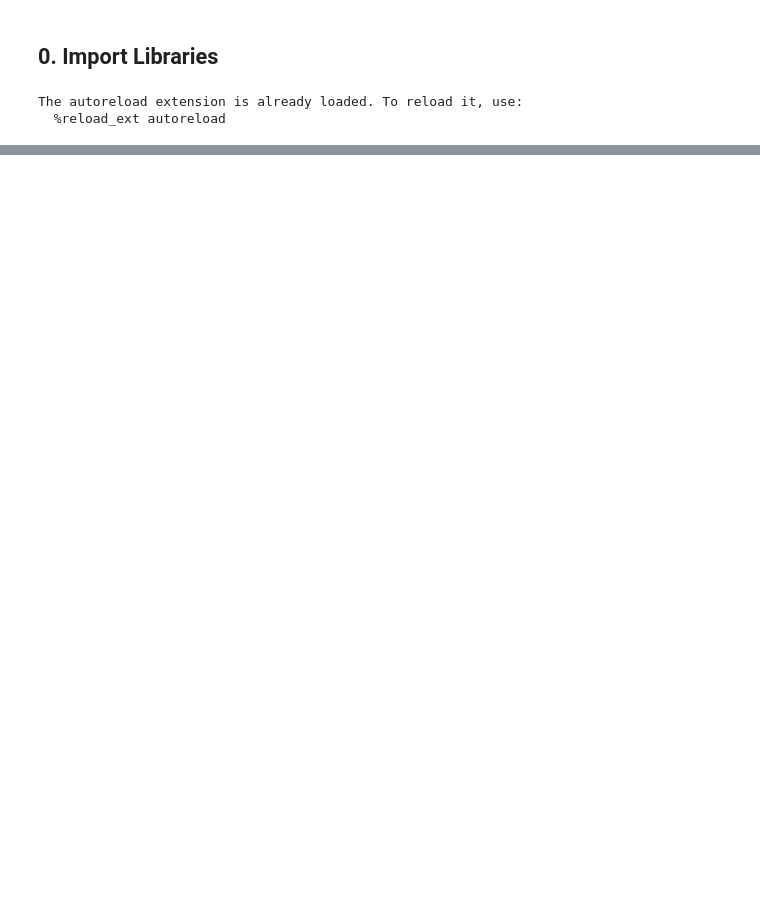
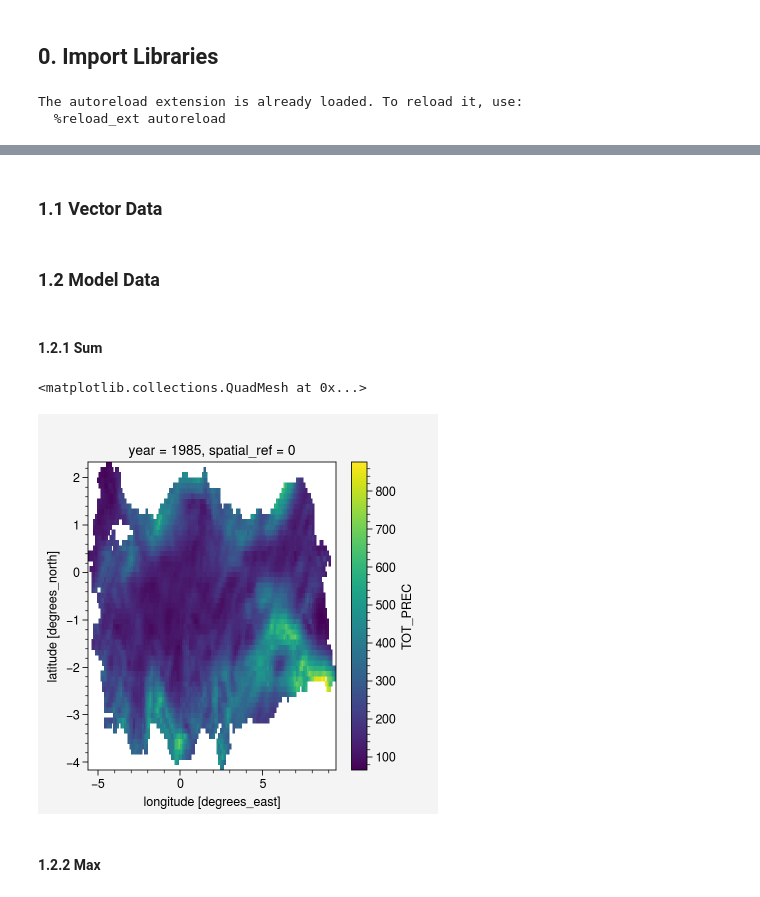
Before and after one commit to donmezkutay/msc-thesis-codes, a Jupyter notebook: BC_verification.ipynb, the cells around one changed output, grey strips where cells are left out. Cells and saved outputs as stored; diff of their text form; code cells hidden in the pictures; blank space fills up the shorter version.

Commit message:
#update verification graphics

```diff
--- a/BC_verification.ipynb
+++ b/BC_verification.ipynb
@@ -456,0 +42,19 @@ era5_clipped.sum(dim='time').plot(vmax=1000, vmin=0)
+# %% [markdown]
+### 1.1 Vector Data
+# %%
+# turkey vector data
+turkey_bool = xr.open_dataset(fr"{path_general}/data/TOT_PREC/cosmo/BC/vectorized_turkey.nc")
+# %% [markdown]
+### 1.2 Model Data
+# %% [markdown]
+#### 1.2.1 Sum
+# %%
+dt_model_sum = xr.open_dataset(fr"{path_general}/cosmo/yearly/BC/{time_line}/BC_{bias_algo}_Tr011_MPI_RF_PR_{season}_1hr_aggregated_sum_{time_frame}.nc",)
+dt_model_sum = dt_model_sum['TOT_PREC'].where(turkey_bool==1)
+# %%
+dt_model_sum['TOT_PREC'][0].plot()
+# %% [output]
+<matplotlib.collections.QuadMesh at 0x...>
+[figure, added]
+# %% [markdown]
+#### 1.2.2 Max
```
Also changed, not shown: parts of 67 cells of this notebook, 1 other file.
